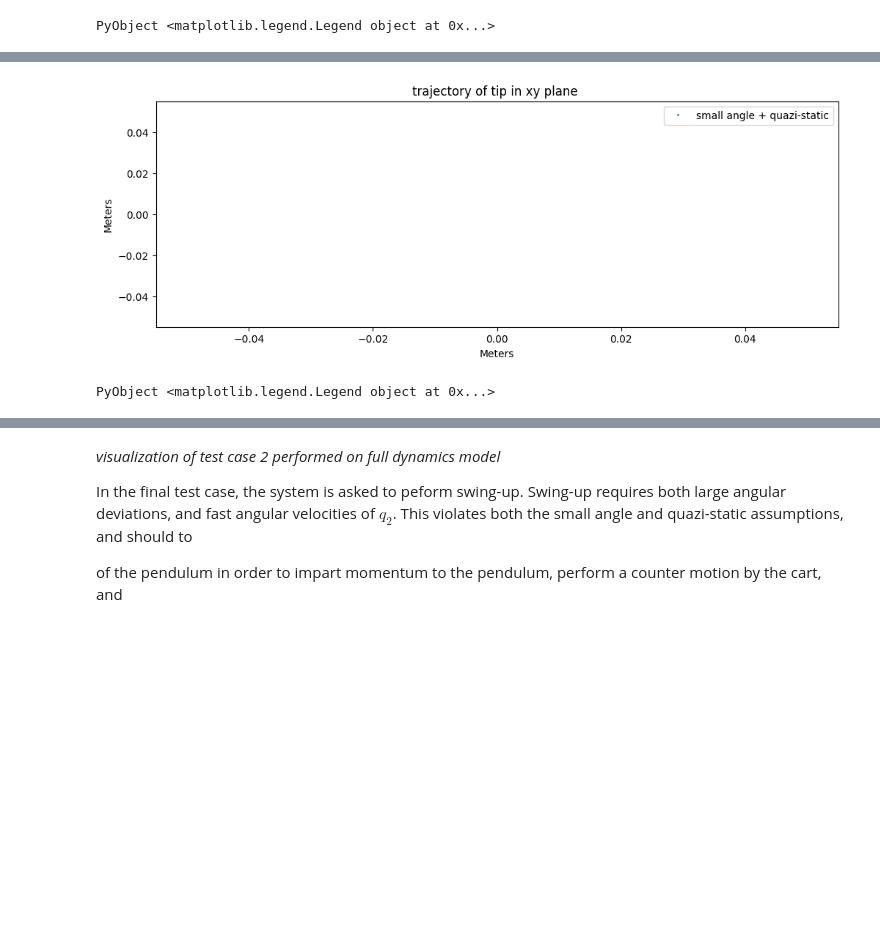
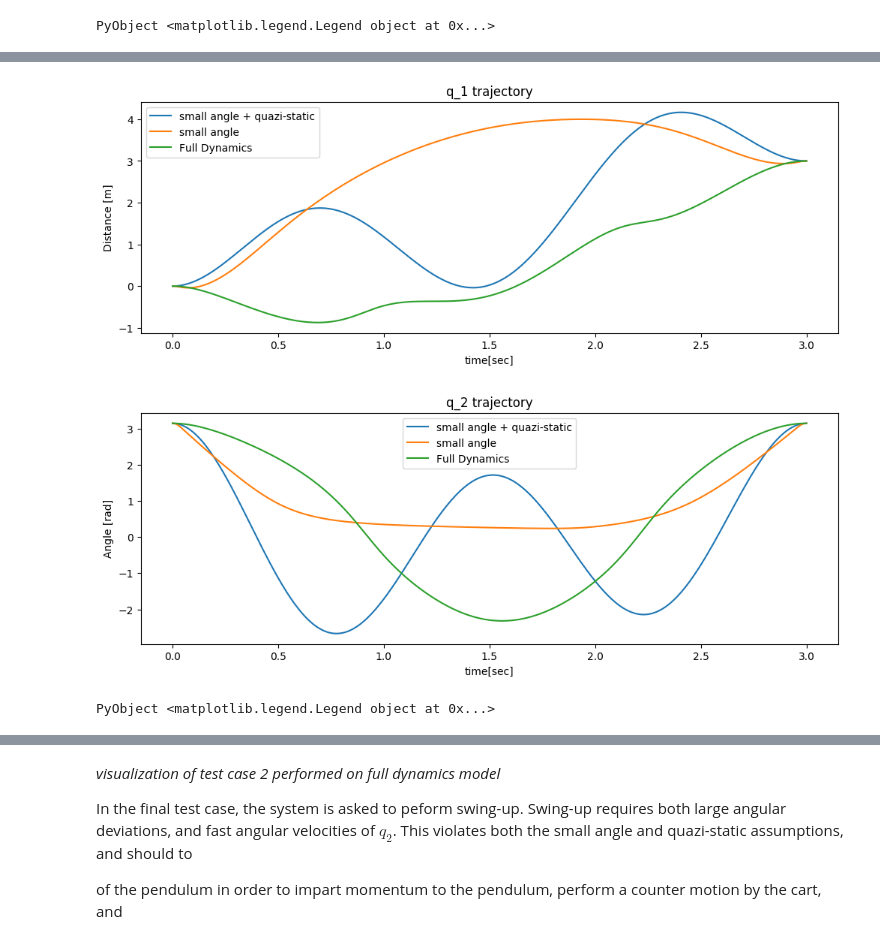
Before and after one commit to the1kieran/pullCartTrajOpt, a Jupyter notebook: finalProject/finalReport.ipynb, the cells around one changed output, grey strips where cells are left out. Drawn from its saved outputs; the diff is of its cells as text; code cells hidden in the pictures; blank space fills up the shorter version.

```diff
--- a/finalProject/finalReport.ipynb
+++ b/finalProject/finalReport.ipynb
@@ -170,7 +221,7 @@ inputs:
 outputs:
     path = [4xk]                   #state matrix that specifies path
 """
-function SolvLinearizedCartPole(x0, xf, tf, h ; q2const = false , itype = "Trap")
+function SolvLinearizedCartPole(x0, xf, tf, h , q2const = false, itype = "Trap")
 
     #define model
     m = Model(solver = GurobiSolver(OutputFlag=0))
@@ -188,8 +239,8 @@ function SolvLinearizedCartPole(x0, xf, tf, h ; q2const = false , itype = "Trap"
     #q₂ limit
     if q2const
         for k in 1:K
-            @constraint(m, x[2,k] >= xf[2,1] - pi/2)
-            @constraint(m, x[2,k] <= xf[2,1] + pi/2)
+            @constraint(m, x[2,k] >= xf[2,1] - pi/4)
+            @constraint(m, x[2,k] <= xf[2,1] + pi/4)
         end
     end
 
@@ -227,7 +278,7 @@ function SolvLinearizedCartPole(x0, xf, tf, h ; q2const = false , itype = "Trap"
             @constraint(m,xdot[1,k] == x[3,k])
             @constraint(m,xdot[2,k] == x[4,k])
             @constraint(m,xdot[3,k] == u[1,k]  + m2*g*1*x[2,k] / m1)
-            @constraint(m,xdot[4,k] == u[1,k]  +(m1 + m2)*g*x[2,k] / m1)
+            @constraint(m,xdot[4,k] == u[1,k]  + (m1 + m2)*g*x[2,k] / m1)
 
         end
     end
@@ -355,8 +389,8 @@ function SolvNonStaticCartPole(x0, xf, tf, h ; q2const = false,  itype = "Trap")
     #q₂ limit
     if q2const
         for k in 1:K
-            @constraint(m, x[2,k] >= xf[2,1] - pi/2)
-            @constraint(m, x[2,k] <= xf[2,1] + pi/2)
+            @constraint(m, x[2,k] >= xf[2,1] - pi/4)
+            @constraint(m, x[2,k] <= xf[2,1] + pi/4)
         end
     end
 
@@ -373,7 +407,7 @@ function SolvNonStaticCartPole(x0, xf, tf, h ; q2const = false,  itype = "Trap")
     m1 = 3        #mass of cart
     m2 = 1        #mass of pendulum point mass
     g = 9.81
-    linAngle = 0
+    linAngle = pi
 
     #setup the dynamics constraints linearized about q1 = 0
     if linAngle == 0
@@ -489,10 +525,10 @@ function SolvFullCartPole(x0, xf, tf, h; q2const = false, xStart="None" , itype=
     #path constraints
     if q2const
         for k in 1:K
-            @constraint(m, x[2,k] >= xf[2,1] - pi/2)
-            @constraint(m, x[2,k] <= xf[2,1] + pi/2)
+            @constraint(m, x[2,k] >= xf[2,1] - pi/4)
+            @constraint(m, x[2,k] <= xf[2,1] + pi/4)
         end
-    end
+   end
 
       for k in 1:K
         @constraint(m, x[1,k] >= -10)
@@ -730,8 +763,8 @@ xf = [3 pi 0 0]'
 tf = 3 ; h = .01
 
 #evaluate each model
-#u1,x1,xdot1 =  SolvLinearizedCartPole(x0, xf, tf, h ; q2const = true , itype = "Trap")
-u2,x2,xdot2 =  SolvNonStaticCartPole(x0, xf, tf, h ; q2const = true,  itype = "Trap")
-u3,x3,xdot3 =  SolvFullCartPole(x0, xf, tf, h;  q2const = true, xStart="None" , itype= "Trap");
+u1,x1,xdot1 =  SolvLinearizedCartPole(x0, xf, tf, h ; q2const = false , itype = "Trap")
+u2,x2,xdot2 =  SolvNonStaticCartPole(x0, xf, tf, h ; q2const = false,  itype = "Trap")
+u3,x3,xdot3 =  SolvFullCartPole(x0, xf, tf, h;  q2const = false, xStart="None" , itype= "Trap");
 # %% [output]
 Academic license - for non-commercial use only
@@ -746,10 +771,16 @@ WARNING: Variable value not defined for component of xdot. Check that the model
 # %%
-#plot the resulting tip trajectory
+#plot q1 vs. time
 figure(figsize=(12,4))
-#plotTipTraj(x1)
-plotTipTraj(x2)
-#plotTipTraj(x3)
+plotq1(x1,h,tf)
+plotq1(x2,h,tf)
+plotq1(x3,h,tf)
 legend(["small angle + quazi-static","small angle", "Full Dynamics" ])
+figure(figsize=(12,4))
+plotq2(x1,h,tf)
+plotq2(x2,h,tf)
+plotq2(x3,h,tf)
+legend(["small angle + quazi-static","small angle", "Full Dynamics" ])
 # %% [output]
-[figure, old version]
+[figure, new version]
+[figure, added]
 PyObject <matplotlib.legend.Legend object at 0x...>
```
Also changed, not shown: parts of 37 cells of this notebook.
